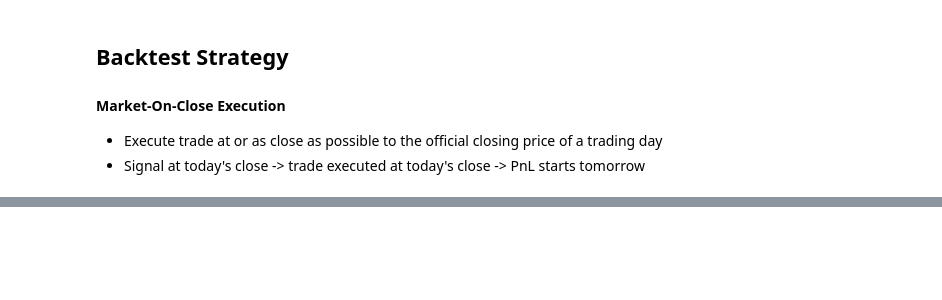
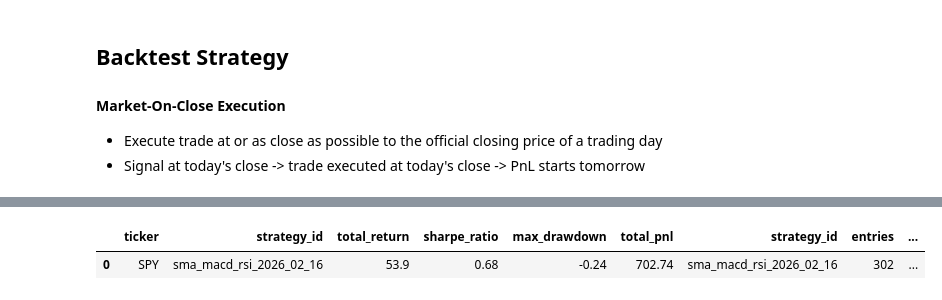
Before and after one commit to xyeng28/quant-strategy-backtester, a Jupyter notebook: notebooks/RSI_SMA_MACD_Backtesting.ipynb, the cells around one changed output, grey strips where cells are left out. Cells and saved outputs as stored; diff of their text form; code cells hidden in the pictures; blank space fills up the shorter version.

```diff
--- a/notebooks/RSI_SMA_MACD_Backtesting.ipynb
+++ b/notebooks/RSI_SMA_MACD_Backtesting.ipynb
@@ -115,5 +405,7 @@ display(trade_metrics_df)
 # %%
-
 metrics_df = pd.concat([metrics_df, trade_metrics_df], axis=1)
-print(f'\nmetrics_df: \n{metrics_df}')
+display(metrics_df)
 metrics_df.to_csv(f'{metrics_dir}/metrics_{strategy_id}_{ticker.lower().replace("-","_")}.csv', index=False)
+# %% [output]
+|  | ticker | strategy_id | total_return | sharpe_ratio | max_drawdown | total_pnl | strategy_id | entries | ... |
+| 0 | SPY | sma_macd_rsi_2026_02_16 | 53.9 | 0.68 | -0.24 | 702.74 | sma_macd_rsi_2026_02_16 | 302 | ... |
```
Also changed, not shown: parts of 51 cells of this notebook, 3 other files.
